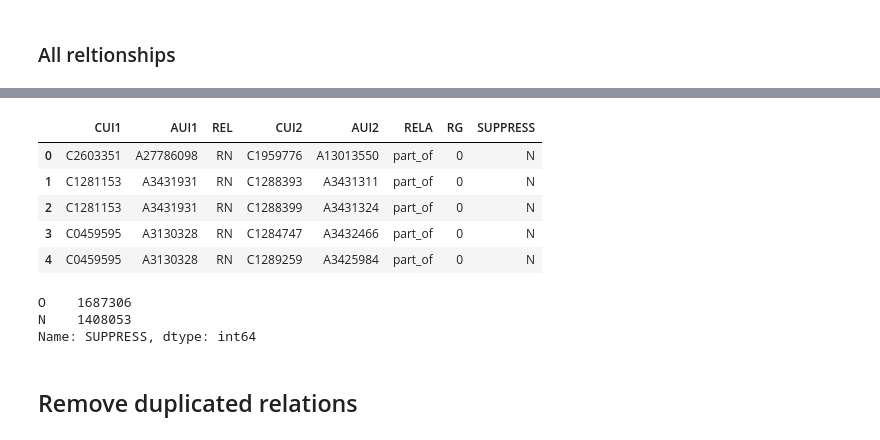
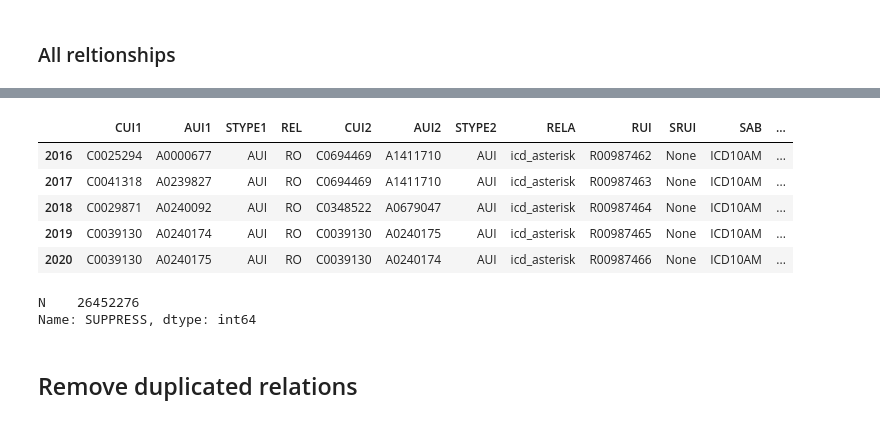
Before and after one commit to wtgme/snomed, a Jupyter notebook: umls.ipynb, the cells around one changed output, grey strips where cells are left out. Drawn from its saved outputs; the diff is of its cells as text; code cells hidden in the pictures.

```diff
--- a/umls.ipynb
+++ b/umls.ipynb
@@ -105,15 +172,14 @@ df.shape
 # %%
-df.head()
+df[df['DIR'].isna()].head()
 # %% [output]
-|  | CUI1 | AUI1 | REL | CUI2 | AUI2 | RELA | RG | SUPPRESS |
-| 0 | C2603351 | A27786098 | RN | C1959776 | A13013550 | part_of | 0 | N |
-| 1 | C1281153 | A3431931 | RN | C1288393 | A3431311 | part_of | 0 | N |
-| 2 | C1281153 | A3431931 | RN | C1288399 | A3431324 | part_of | 0 | N |
-| 3 | C0459595 | A3130328 | RN | C1284747 | A3432466 | part_of | 0 | N |
-| 4 | C0459595 | A3130328 | RN | C1289259 | A3425984 | part_of | 0 | N |
+|  | CUI1 | AUI1 | STYPE1 | REL | CUI2 | AUI2 | STYPE2 | RELA | RUI | SRUI | SAB | ... |
+| 2016 | C0025294 | A0000677 | AUI | RO | C0694469 | A1411710 | AUI | icd_asterisk | R00987462 | None | ICD10AM | ... |
+| 2017 | C0041318 | A0239827 | AUI | RO | C0694469 | A1411710 | AUI | icd_asterisk | R00987463 | None | ICD10AM | ... |
+| 2018 | C0029871 | A0240092 | AUI | RO | C0348522 | A0679047 | AUI | icd_asterisk | R00987464 | None | ICD10AM | ... |
+| 2019 | C0039130 | A0240174 | AUI | RO | C0039130 | A0240175 | AUI | icd_asterisk | R00987465 | None | ICD10AM | ... |
+| 2020 | C0039130 | A0240175 | AUI | RO | C0039130 | A0240174 | AUI | icd_asterisk | R00987466 | None | ICD10AM | ... |
 # %%
-df['SUPPRESS'].value_counts()
+df['SUPPRESS'].value_counts(dropna=False)
 # %% [output]
-O    1687306
-N    1408053
+N    26452276
 Name: SUPPRESS, dtype: int64
```
Also changed, not shown: parts of 65 cells of this notebook.
